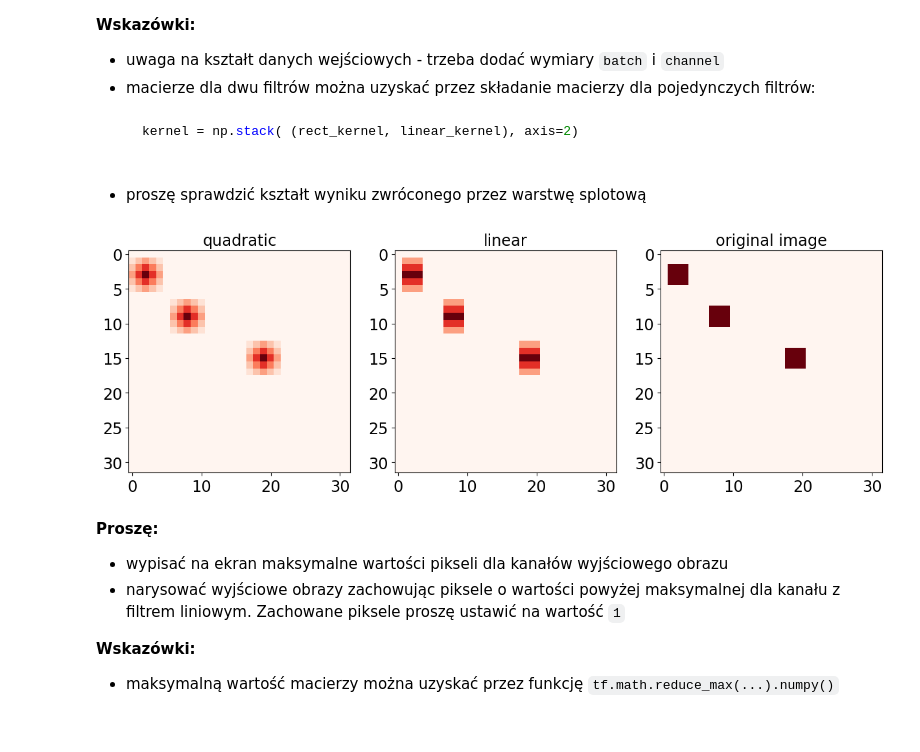
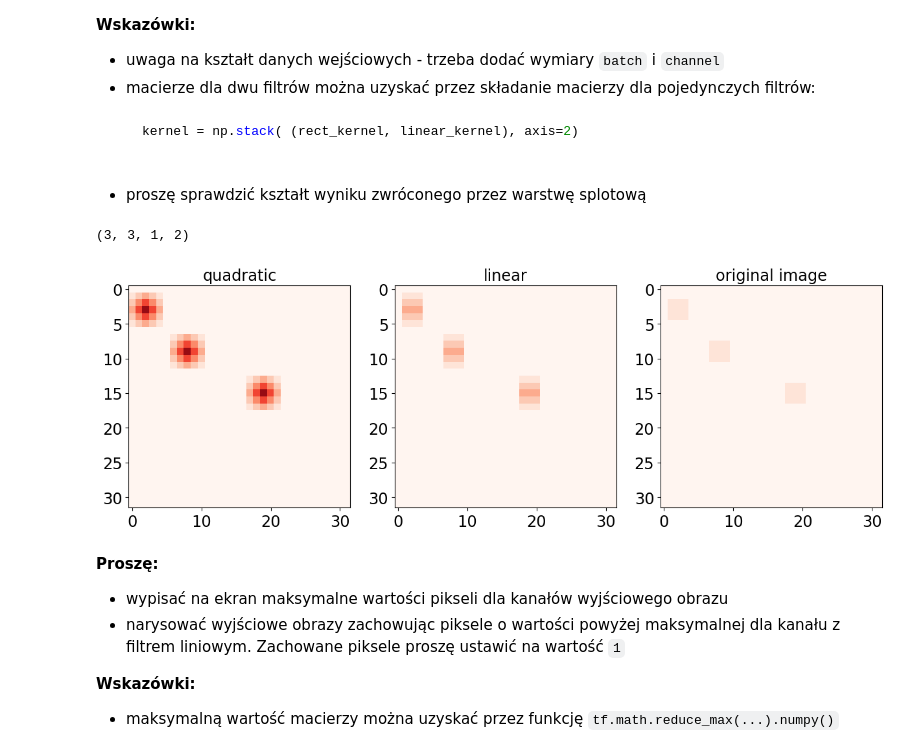
Before and after one commit to bkasza/MLII, a Jupyter notebook: 06/06_Sieci_ze_splotem_1.ipynb, the cells around one changed output. Drawn from its saved outputs; the diff is of its cells as text; code cells hidden in the pictures.

```diff
--- a/06/06_Sieci_ze_splotem_1.ipynb
+++ b/06/06_Sieci_ze_splotem_1.ipynb
@@ -342,24 +342,27 @@ initializer = tf.keras.initializers.Constant(conv_filters)
 # %%
 
 conv = tf.keras.layers.Conv2D(
     filters=2,
     kernel_size=(3, 3),
     kernel_initializer=initializer,
     use_bias=False,
     input_shape=(None, None, 1), # height, width, channels
     padding = 'same',
 )
+
 out = conv(image[None, :, :, None])
 fig, axes = plt.subplots(1, 3, figsize=(15,5))
-axes[0].imshow(out[0, :, :, 0], cmap='Reds')
+axes[0].imshow(out[0, :, :, 0], cmap='Reds', vmin=0, vmax=10)
 axes[0].set_title('quadratic')
-axes[1].imshow(out[0, :, :, 1], cmap='Reds')
+axes[1].imshow(out[0, :, :, 1], cmap='Reds', vmin=0, vmax=10)
 axes[1].set_title('linear')
-axes[2].imshow(image, cmap='Reds')
+axes[2].imshow(image, cmap='Reds', vmin=0, vmax=10)
 axes[2].set_title('original image')
 pass
+print(conv.weights[0].shape)
 # %% [output]
+(3, 3, 1, 2)
-[figure, old version]
+[figure, new version]
 # %% [markdown]
 **Proszę:**
 
```
Also changed, not shown: parts of 10 cells of this notebook.
